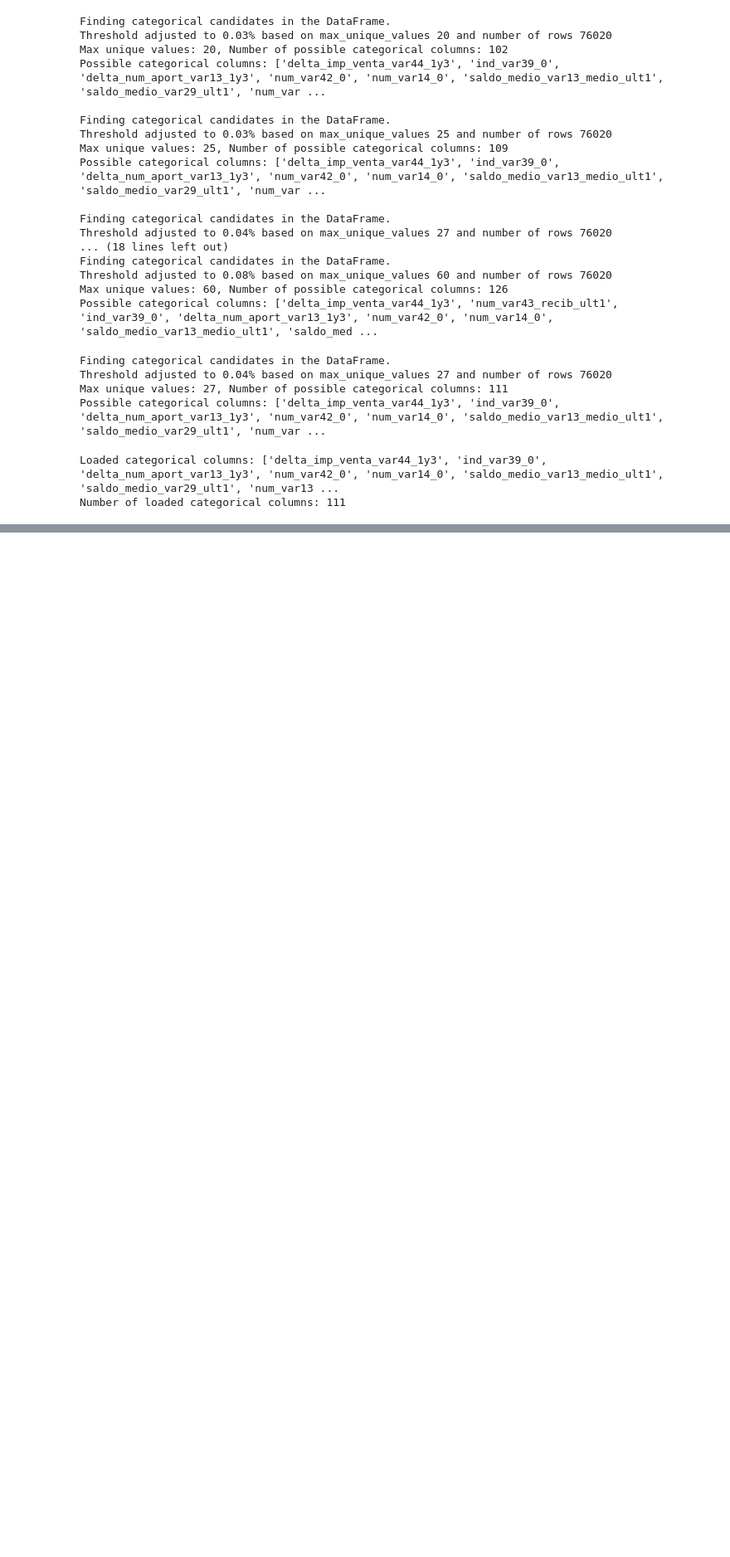
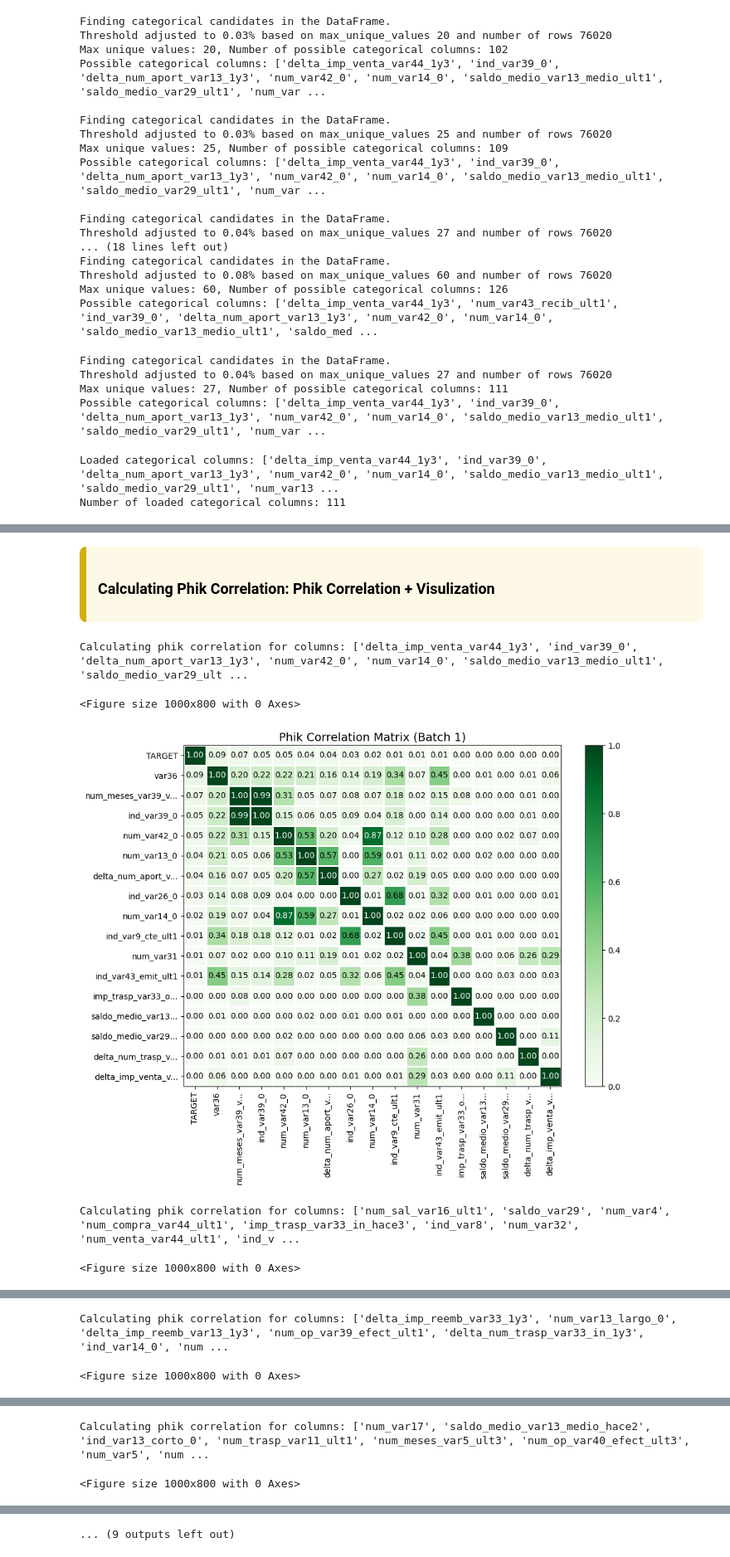
Before and after one commit to aziart/santander-customer-satisfaction, a Jupyter notebook: notebooks/02_draft_file.ipynb, the cells around one changed output, grey strips where cells are left out. Shown at 83% size. Cells and saved outputs as stored; diff of their text form; code cells hidden in the pictures; blank space fills up the shorter version.

Commit message:
phik correlation by batches

```diff
--- a/notebooks/02_draft_file.ipynb
+++ b/notebooks/02_draft_file.ipynb
@@ -230,0 +247,17 @@ Number of loaded categorical columns: 111
+# %%
+# interval_cols
+interval_cols = []
+for col in df_train.columns:
+    if col not in loaded_categorical_cols and col != "TARGET":
+        interval_cols.append(col)
+print(f"Number of interval columns: {len(interval_cols)}")
+print("Interval columns:", interval_cols[:10])
+
+
+with open("../src/features/interval_columns_list.pkl", "wb") as f:
+    pickle.dump(interval_cols, f)
+with open("../src/features/interval_columns_list.pkl", "rb") as f:
+    loaded_interval_cols = pickle.load(f)
+
+print("Loaded interval columns:", loaded_interval_cols[:10])
+print("Number of loaded interval columns:", len(loaded_interval_cols))
@@ -230,0 +269,40 @@ Number of loaded categorical columns: 111
+# %% [markdown]
+<div class="alert" style="background-color: #FEF9E7; border-left: 8px solid #D4AC0D; padding: 14px; border-radius: 8px; font-size: 14px; color: #000000;">
+
+### **Calculating Phik Correlation**: Phik Correlation + Visulization
+</div>
+# %%
+# calculating phik correlation and visualising with 16 features per batch
+
+# each batch sorted by TARGET and order in visuals is the same
+from phik.report import plot_correlation_matrix
+
+for i in range(0, len(loaded_categorical_cols), 16):
+    batch_cols = loaded_categorical_cols[i:i+16]
+    if 'TARGET' not in batch_cols:
+        batch_cols.append('TARGET')
+    print(f"Calculating phik correlation for columns: {batch_cols}")
+
+    phik_matrix = df_train[batch_cols].phik_matrix(interval_cols=interval_cols).round(2).sort_values('TARGET')
+    phik_matrix = phik_matrix[phik_matrix.index.to_list()]
+
+    plt.figure(figsize=(10, 8))
+    plot_correlation_matrix(
+        phik_matrix.values,
+        x_labels=list(phik_matrix.columns),  # Mandatory
+        y_labels=list(phik_matrix.index),    # Mandatory
+        vmin=0,
+        vmax=1,
+        color_map="Greens",
+        title=f'Phik Correlation Matrix (Batch {i//16 + 1})',
+        figsize=(10, 8),                     # Optional: can match plt.figure size
+        fontsize_factor=1                    # Adjust as needed
+    )
+    plt.tight_layout()
+    plt.show()
+# %% [output]
+Calculating phik correlation for columns: ['delta_imp_venta_var44_1y3', 'ind_var39_0', 'delta_num_aport_var13_1y3', 'num_var42_0', 'num_var14_0', 'saldo_medio_var13_medio_ult1', 'saldo_medio_var29_ult ...
+<Figure size 1000x800 with 0 Axes>
+[figure, added]
+Calculating phik correlation for columns: ['num_sal_var16_ult1', 'saldo_var29', 'num_var4', 'num_compra_var44_ult1', 'imp_trasp_var33_in_hace3', 'ind_var8', 'num_var32', 'num_venta_var44_ult1', 'ind_v ...
+<Figure size 1000x800 with 0 Axes>
@@ -230,0 +310,2 @@ Number of loaded categorical columns: 111
+Calculating phik correlation for columns: ['delta_imp_reemb_var33_1y3', 'num_var13_largo_0', 'delta_imp_reemb_var13_1y3', 'num_op_var39_efect_ult1', 'delta_num_trasp_var33_in_1y3', 'ind_var14_0', 'num ...
+<Figure size 1000x800 with 0 Axes>
@@ -230,0 +313,2 @@ Number of loaded categorical columns: 111
+Calculating phik correlation for columns: ['num_var17', 'saldo_medio_var13_medio_hace2', 'ind_var13_corto_0', 'num_trasp_var11_ult1', 'num_meses_var5_ult3', 'num_op_var40_efect_ult3', 'num_var5', 'num ...
+<Figure size 1000x800 with 0 Axes>
@@ -230,0 +316 @@ Number of loaded categorical columns: 111
+... (9 outputs left out)
```
Also changed, not shown: parts of 9 cells of this notebook, 4 other files.
